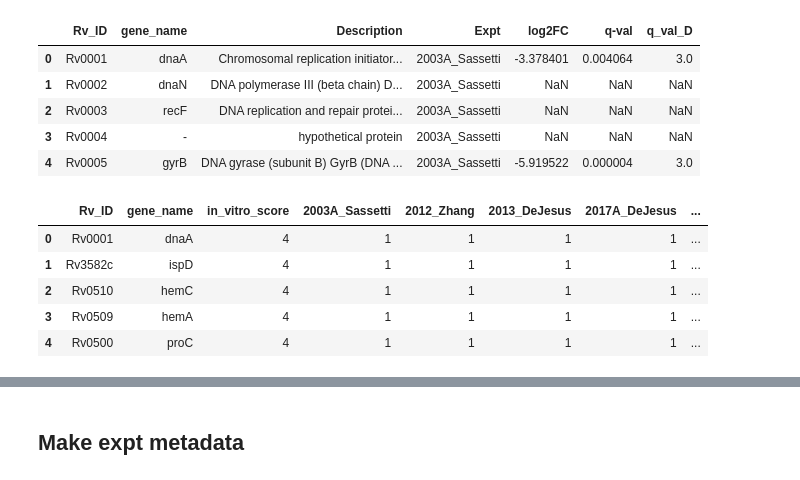
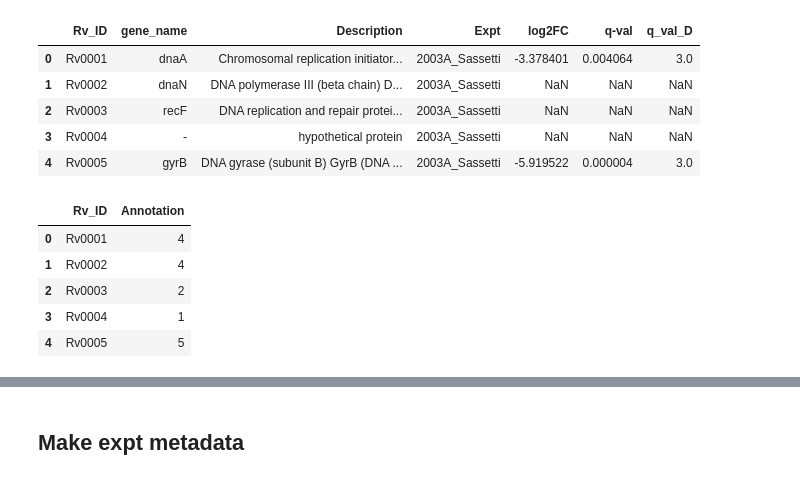
Before and after one commit to ajinich/mtb_tn_db, a Jupyter notebook: code/data_wrangling/data_for_dash.ipynb, the cells around one changed output, grey strips where cells are left out. Cells and saved outputs as stored; diff of their text form; code cells hidden in the pictures.

```diff
--- a/code/data_wrangling/data_for_dash.ipynb
+++ b/code/data_wrangling/data_for_dash.ipynb
@@ -463,14 +463,13 @@ si_data.head()
 | 4 | Rv0005 | gyrB | DNA gyrase (subunit B) GyrB (DNA ... | 2003A_Sassetti | -5.919522 | 0.000004 | 3.0 |
 # %%
 df_uk = pd.read_csv(
-    '../../data/annotations/unknown_essentials/unknown_ALL_levels_essential_scores.csv')
+    '../../data/annotations/uniprot_annotation_scores.csv')
+df_uk.head()
+# %% [output]
+|  | Rv_ID | Annotation |
+| 0 | Rv0001 | 4 |
+| 1 | Rv0002 | 4 |
+| 2 | Rv0003 | 2 |
+| 3 | Rv0004 | 1 |
+| 4 | Rv0005 | 5 |
-# %%
-df_uk.head()
-# %% [output]
-|  | Rv_ID | gene_name | in_vitro_score | 2003A_Sassetti | 2012_Zhang | 2013_DeJesus | 2017A_DeJesus | ... |
-| 0 | Rv0001 | dnaA | 4 | 1 | 1 | 1 | 1 | ... |
-| 1 | Rv3582c | ispD | 4 | 1 | 1 | 1 | 1 | ... |
-| 2 | Rv0510 | hemC | 4 | 1 | 1 | 1 | 1 | ... |
-| 3 | Rv0509 | hemA | 4 | 1 | 1 | 1 | 1 | ... |
-| 4 | Rv0500 | proC | 4 | 1 | 1 | 1 | 1 | ... |
 # %%
```
Also changed, not shown: parts of 6 cells of this notebook, 3 other files.
